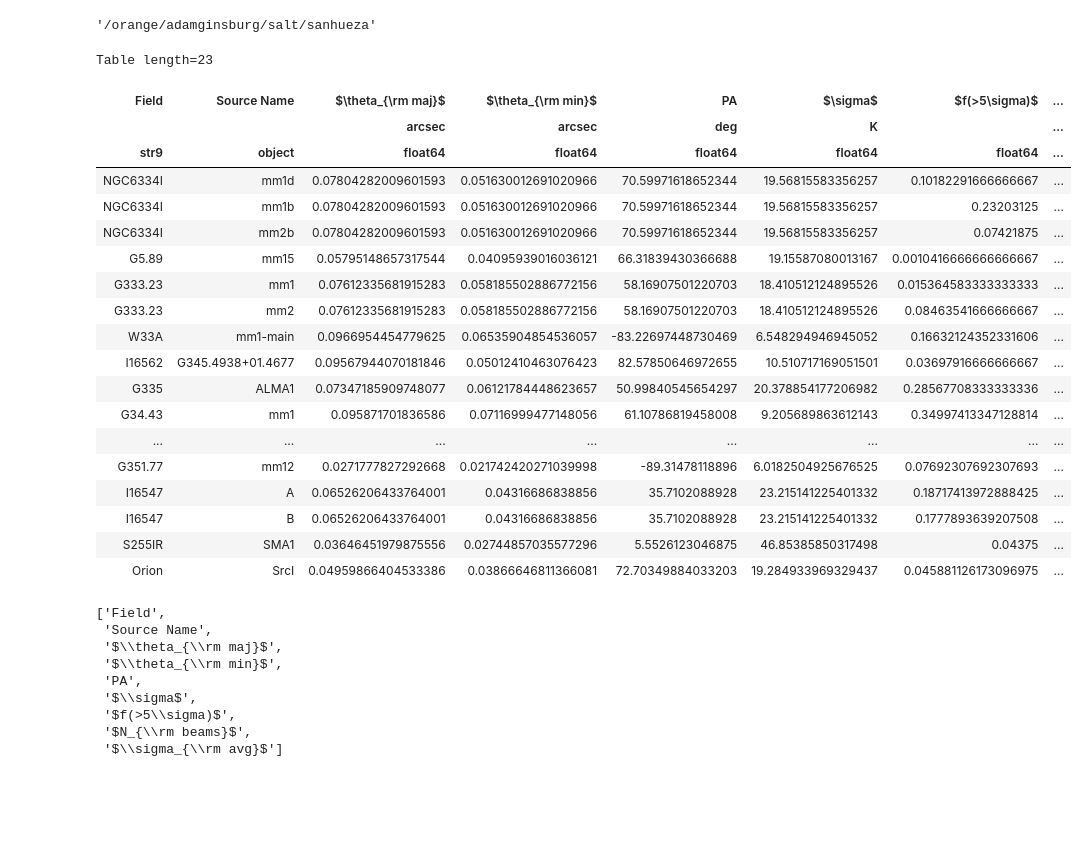
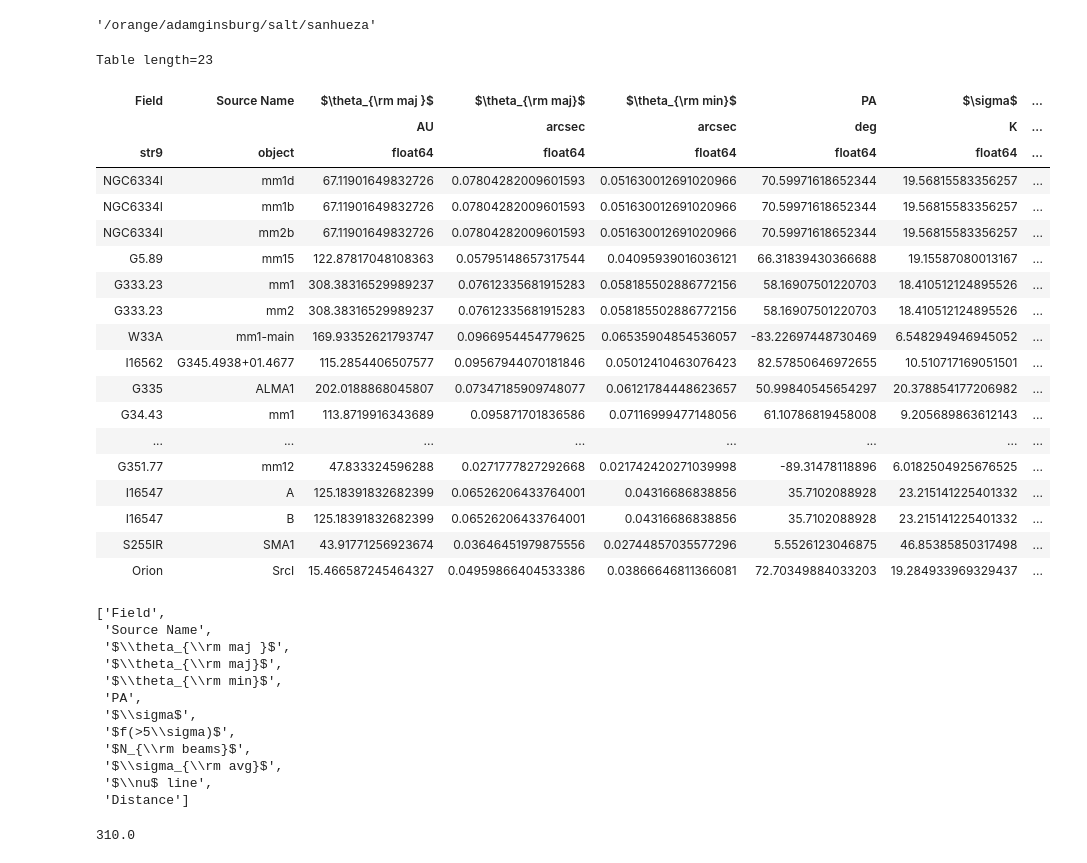
Before and after one commit to keflavich/saltmining, a Jupyter notebook: notebooks/SummarizeSanhueza.ipynb, the cells around one changed output. Saved outputs shown, nothing was run; the diff lists cells and outputs as text; code cells hidden in the pictures; blank space fills up the shorter version.

```diff
--- a/notebooks/SummarizeSanhueza.ipynb
+++ b/notebooks/SummarizeSanhueza.ipynb
@@ -598,69 +598,90 @@ textbl["PA"].unit = u.deg
 textbl.rename_column("field", "Field")
 textbl.rename_column("disk", "Source Name")
 textbl[r'$\sigma_{\rm avg}$'] = tbl['rmsK'] / tbl['nbeams_avgd']**0.5
 textbl[r'$\sigma_{\rm avg}$'].unit=u.K
 
 
 selrow = [ii for ii, row in enumerate(tbl) if disk_name_mapping[f"{row['field']}_{row['disk']}"] is not None]
 textbl['Field'] = [field_mapping[row['field']] if row['field'] in field_mapping else row['field'] for row in tbl]
 textbl['Source Name'] = [disk_name_mapping[f"{row['field']}_{row['disk']}"] for row in tbl]
 textbl = textbl[selrow]
 
 textbl[r'$\nu$ line'] = [nuline_dict[k1+k2]
                          if k1+k2 in nuline_dict
                          else nuline_dict[f'{k1} {k2}']
                          for k1,k2 in zip(textbl['Field'], textbl['Source Name'])]
 textbl['Distance'] = [distance_dict[k1+k2]
                          if k1+k2 in distance_dict
                          else distance_dict[f'{k1} {k2}']
                          for k1,k2 in zip(textbl['Field'], textbl['Source Name'])]
 textbl['Distance'].unit = u.kpc
 distance_kpc = u.Quantity([float(x.strip(string.ascii_letters+"$^")) for x in textbl['Distance']], u.kpc)
+textbl[r"$\theta_{\rm maj }$"] = (distance_kpc * textbl[r"$\theta_{\rm min}$"].quantity).to(u.au, u.dimensionless_angles())
 
 formats = {"$f(>5\sigma)$": lambda x: "{0:0.2f}".format(x),
            r"$N_{\rm beams}$": lambda x: f"{int(x):0d}",
-           r"$\theta_{\rm min}$": lambda x:f"{x:0.3f}",
-           r"$\theta_{\rm maj}$": lambda x:f"{x:0.3f}",
-           "PA": lambda x:f"{x:0.1f}",
-           r'$\sigma_{\rm avg}$': lambda x:f"{x:0.1f}",
-           '$\sigma$': lambda x:f"{x:0.1f}",
+           r"$\theta_{\rm min}$": lambda x: f"{x:0.3f}",
+           r"$\theta_{\rm maj}$": lambda x: f"{x:0.3f}",
+           r"$\theta_{\rm maj }$": lambda x: f"{int(round(x, -1)):0d}",
+           "PA": lambda x: f"{x:0.1f}",
+           r'$\sigma_{\rm avg}$': lambda x: f"{x:0.1f}",
+           '$\sigma$': lambda x: f"{x:0.1f}",
           }
 
-
+textbl = textbl[['Field',
+ 'Source Name',
+ '$\\theta_{\\rm maj }$',
+ '$\\theta_{\\rm maj}$',
+ '$\\theta_{\\rm min}$',
+ 'PA',
+ '$\\sigma$',
+ '$f(>5\\sigma)$',
+ '$N_{\\rm beams}$',
+ '$\\sigma_{\\rm avg}$',
+ '$\\nu$ line',
+ 'Distance',
+                ]]
 textbl.write('data_summary.tex', format='ascii.latex', formats=formats, latexdict=latexdict, overwrite=True)
 textbl
 # %% [output]
 Table length=23
-| Field | Source Name | $\theta_{\rm maj}$ | $\theta_{\rm min}$ | PA | $\sigma$ | $f(>5\sigma)$ | ... |
-|  |  | arcsec | arcsec | deg | K |  | ... |
+| Field | Source Name | $\theta_{\rm maj }$ | $\theta_{\rm maj}$ | $\theta_{\rm min}$ | PA | $\sigma$ | ... |
+|  |  | AU | arcsec | arcsec | deg | K | ... |
 | str9 | object | float64 | float64 | float64 | float64 | float64 | ... |
-| NGC6334I | mm1d | 0.07804282009601593 | 0.051630012691020966 | 70.59971618652344 | 19.56815583356257 | 0.10182291666666667 | ... |
-| NGC6334I | mm1b | 0.07804282009601593 | 0.051630012691020966 | 70.59971618652344 | 19.56815583356257 | 0.23203125 | ... |
-| NGC6334I | mm2b | 0.07804282009601593 | 0.051630012691020966 | 70.59971618652344 | 19.56815583356257 | 0.07421875 | ... |
-| G5.89 | mm15 | 0.05795148657317544 | 0.04095939016036121 | 66.31839430366688 | 19.15587080013167 | 0.0010416666666666667 | ... |
-| G333.23 | mm1 | 0.07612335681915283 | 0.058185502886772156 | 58.16907501220703 | 18.410512124895526 | 0.015364583333333333 | ... |
-| G333.23 | mm2 | 0.07612335681915283 | 0.058185502886772156 | 58.16907501220703 | 18.410512124895526 | 0.08463541666666667 | ... |
-| W33A | mm1-main | 0.0966954454779625 | 0.06535904854536057 | -83.22697448730469 | 6.548294946945052 | 0.16632124352331606 | ... |
-| I16562 | G345.4938+01.4677 | 0.09567944070181846 | 0.05012410463076423 | 82.57850646972655 | 10.510717169051501 | 0.03697916666666667 | ... |
-| G335 | ALMA1 | 0.07347185909748077 | 0.06121784448623657 | 50.99840545654297 | 20.378854177206982 | 0.28567708333333336 | ... |
-| G34.43 | mm1 | 0.095871701836586 | 0.07116999477148056 | 61.10786819458008 | 9.205689863612143 | 0.34997413347128814 | ... |
+| NGC6334I | mm1d | 67.11901649832726 | 0.07804282009601593 | 0.051630012691020966 | 70.59971618652344 | 19.56815583356257 | ... |
+| NGC6334I | mm1b | 67.11901649832726 | 0.07804282009601593 | 0.051630012691020966 | 70.59971618652344 | 19.56815583356257 | ... |
+| NGC6334I | mm2b | 67.11901649832726 | 0.07804282009601593 | 0.051630012691020966 | 70.59971618652344 | 19.56815583356257 | ... |
+| G5.89 | mm15 | 122.87817048108363 | 0.05795148657317544 | 0.04095939016036121 | 66.31839430366688 | 19.15587080013167 | ... |
+| G333.23 | mm1 | 308.38316529989237 | 0.07612335681915283 | 0.058185502886772156 | 58.16907501220703 | 18.410512124895526 | ... |
+| G333.23 | mm2 | 308.38316529989237 | 0.07612335681915283 | 0.058185502886772156 | 58.16907501220703 | 18.410512124895526 | ... |
+| W33A | mm1-main | 169.93352621793747 | 0.0966954454779625 | 0.06535904854536057 | -83.22697448730469 | 6.548294946945052 | ... |
+| I16562 | G345.4938+01.4677 | 115.2854406507577 | 0.09567944070181846 | 0.05012410463076423 | 82.57850646972655 | 10.510717169051501 | ... |
+| G335 | ALMA1 | 202.0188868045807 | 0.07347185909748077 | 0.06121784448623657 | 50.99840545654297 | 20.378854177206982 | ... |
+| G34.43 | mm1 | 113.8719916343689 | 0.095871701836586 | 0.07116999477148056 | 61.10786819458008 | 9.205689863612143 | ... |
 | ... | ... | ... | ... | ... | ... | ... | ... |
-| G351.77 | mm12 | 0.0271777827292668 | 0.021742420271039998 | -89.31478118896 | 6.0182504925676525 | 0.07692307692307693 | ... |
-| I16547 | A | 0.06526206433764001 | 0.04316686838856 | 35.7102088928 | 23.215141225401332 | 0.18717413972888425 | ... |
-| I16547 | B | 0.06526206433764001 | 0.04316686838856 | 35.7102088928 | 23.215141225401332 | 0.1777893639207508 | ... |
-| S255IR | SMA1 | 0.03646451979875556 | 0.02744857035577296 | 5.5526123046875 | 46.85385850317498 | 0.04375 | ... |
-| Orion | SrcI | 0.04959866404533386 | 0.03866646811366081 | 72.70349884033203 | 19.284933969329437 | 0.045881126173096975 | ... |
+| G351.77 | mm12 | 47.833324596288 | 0.0271777827292668 | 0.021742420271039998 | -89.31478118896 | 6.0182504925676525 | ... |
+| I16547 | A | 125.18391832682399 | 0.06526206433764001 | 0.04316686838856 | 35.7102088928 | 23.215141225401332 | ... |
+| I16547 | B | 125.18391832682399 | 0.06526206433764001 | 0.04316686838856 | 35.7102088928 | 23.215141225401332 | ... |
+| S255IR | SMA1 | 43.91771256923674 | 0.03646451979875556 | 0.02744857035577296 | 5.5526123046875 | 46.85385850317498 | ... |
+| Orion | SrcI | 15.466587245464327 | 0.04959866404533386 | 0.03866646811366081 | 72.70349884033203 | 19.284933969329437 | ... |
 # %%
 textbl.colnames
 # %% [output]
 ['Field',
  'Source Name',
+ '$\\theta_{\\rm maj }$',
  '$\\theta_{\\rm maj}$',
  '$\\theta_{\\rm min}$',
  'PA',
  '$\\sigma$',
  '$f(>5\\sigma)$',
  '$N_{\\rm beams}$',
- '$\\sigma_{\\rm avg}$']
+ '$\\sigma_{\\rm avg}$',
+ '$\\nu$ line',
+ 'Distance']
+# %%
+round(308.1, -1)
+# %% [output]
+310.0
 # %%
 pwd
```
Also changed, not shown: parts of 2 cells of this notebook.
